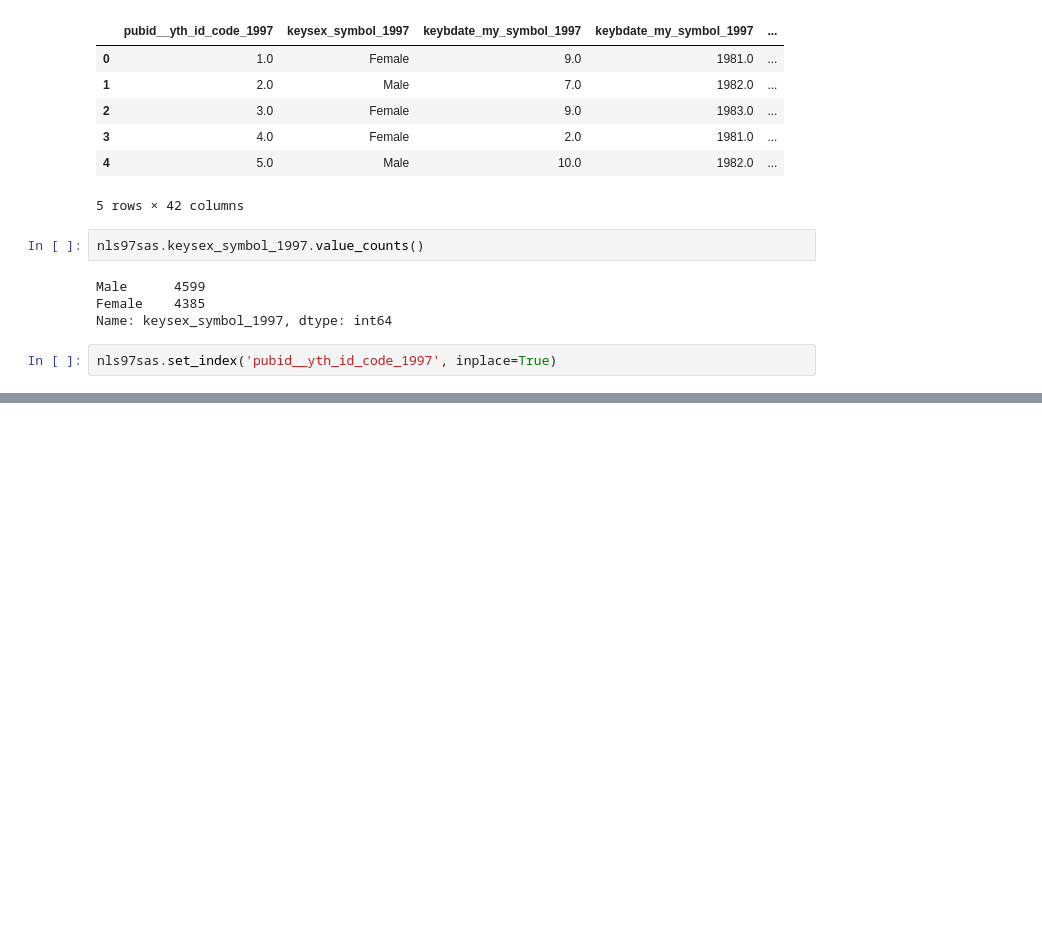
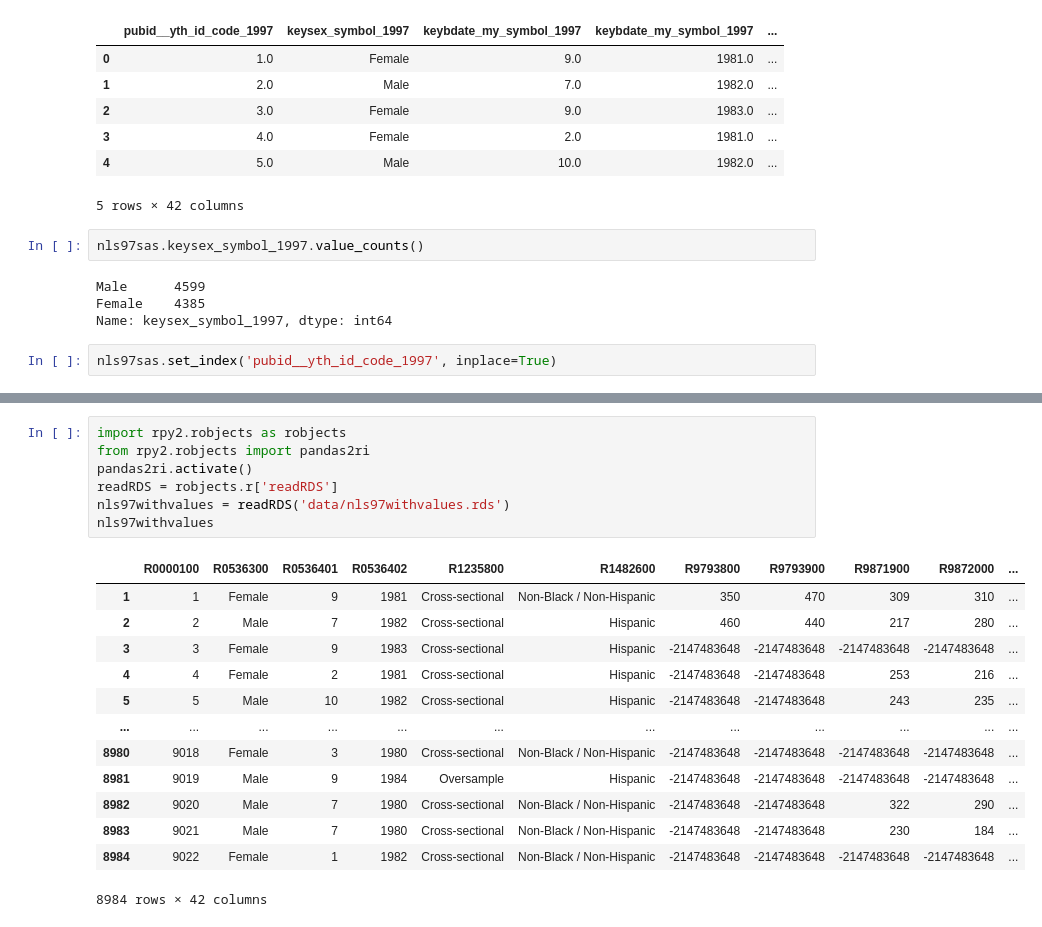
Before and after one commit to Mikma03/Python-Data-Cleaning, a Jupyter notebook: Chapter01/CHapter1_practising.ipynb, the cells around one changed output, grey strips where cells are left out. Saved outputs shown, nothing was run; the diff lists cells and outputs as text; blank space fills up the shorter version.

```diff
--- a/Chapter01/CHapter1_practising.ipynb
+++ b/Chapter01/CHapter1_practising.ipynb
@@ -537,0 +705,21 @@ nls97sas.set_index('pubid__yth_id_code_1997', inplace=True)
+# %%
+import rpy2.robjects as robjects
+from rpy2.robjects import pandas2ri
+pandas2ri.activate()
+readRDS = robjects.r['readRDS']
+nls97withvalues = readRDS('data/nls97withvalues.rds')
+nls97withvalues
+# %% [output]
+|  | R0000100 | R0536300 | R0536401 | R0536402 | R1235800 | R1482600 | R9793800 | R9793900 | R9871900 | R9872000 | ... |
+| 1 | 1 | Female | 9 | 1981 | Cross-sectional | Non-Black / Non-Hispanic | 350 | 470 | 309 | 310 | ... |
+| 2 | 2 | Male | 7 | 1982 | Cross-sectional | Hispanic | 460 | 440 | 217 | 280 | ... |
+| 3 | 3 | Female | 9 | 1983 | Cross-sectional | Hispanic | -2147483648 | -2147483648 | -2147483648 | -2147483648 | ... |
+| 4 | 4 | Female | 2 | 1981 | Cross-sectional | Hispanic | -2147483648 | -2147483648 | 253 | 216 | ... |
+| 5 | 5 | Male | 10 | 1982 | Cross-sectional | Hispanic | -2147483648 | -2147483648 | 243 | 235 | ... |
+| ... | ... | ... | ... | ... | ... | ... | ... | ... | ... | ... | ... |
+| 8980 | 9018 | Female | 3 | 1980 | Cross-sectional | Non-Black / Non-Hispanic | -2147483648 | -2147483648 | -2147483648 | -2147483648 | ... |
+| 8981 | 9019 | Male | 9 | 1984 | Oversample | Hispanic | -2147483648 | -2147483648 | -2147483648 | -2147483648 | ... |
+| 8982 | 9020 | Male | 7 | 1980 | Cross-sectional | Non-Black / Non-Hispanic | -2147483648 | -2147483648 | 322 | 290 | ... |
+| 8983 | 9021 | Male | 7 | 1980 | Cross-sectional | Non-Black / Non-Hispanic | -2147483648 | -2147483648 | 230 | 184 | ... |
+| 8984 | 9022 | Female | 1 | 1982 | Cross-sectional | Non-Black / Non-Hispanic | -2147483648 | -2147483648 | -2147483648 | -2147483648 | ... |
+8984 rows × 42 columns
```
Also changed, not shown: parts of 29 cells of this notebook, 4 other files.
